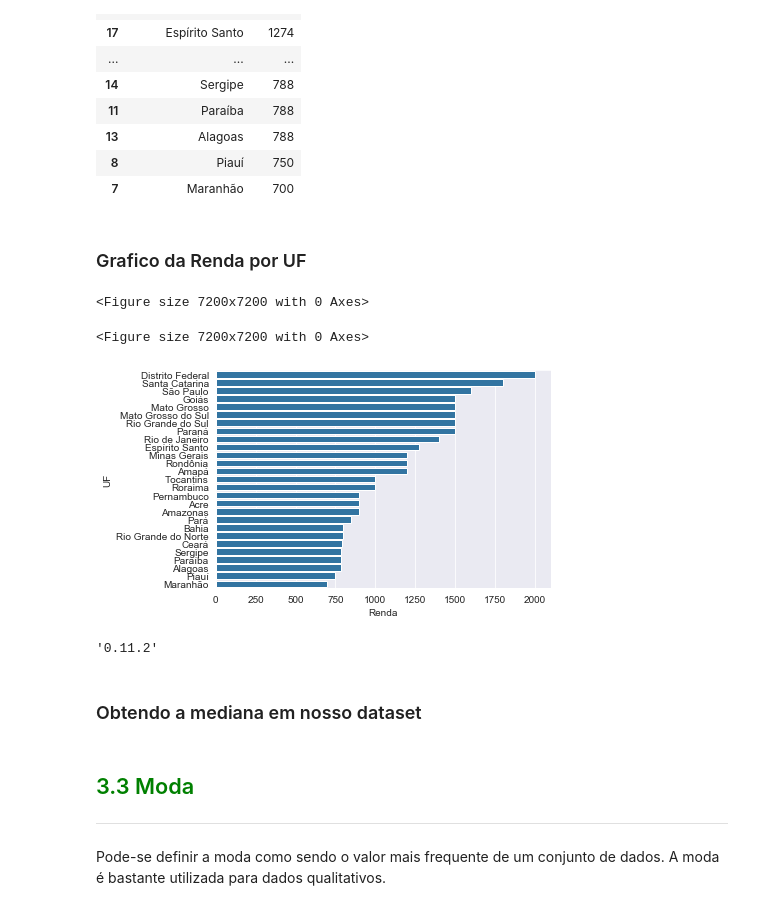
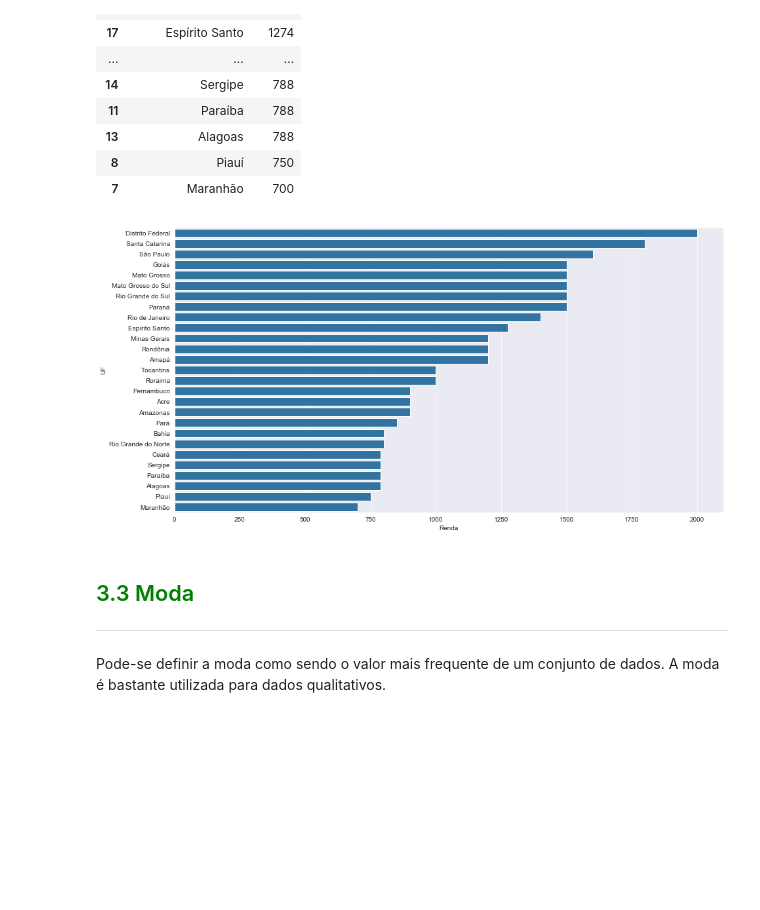
Before and after one commit to Florenncio/data_exploration_pnad2015, a Jupyter notebook: analise_pnad.ipynb, the cells around one changed output. Cells and saved outputs as stored; diff of their text form; code cells hidden in the pictures; blank space fills up the shorter version.

```diff
--- a/analise_pnad.ipynb
+++ b/analise_pnad.ipynb
@@ -120,7 +120,7 @@ https://pandas.pydata.org/
 # %%
 import pandas as pd
 # %%
-dados = pd.read_csv("dados.csv")
+dados = pd.read_csv("dados/dados.csv")
 # %%
 type(dados)
 # %% [output]
@@ -812,11 +822,3 @@ mediana_uf
 | 13 | Alagoas | 788 |
 | 8 | Piauí | 750 |
 | 7 | Maranhão | 700 |
-# %% [markdown]
-### Grafico da Renda por UF
-# %%
-import matplotlib.pyplot as plt
-plt.figure(figsize=(100,100))
-# %% [output]
-<Figure size 7200x7200 with 0 Axes>
-<Figure size 7200x7200 with 0 Axes>
@@ -825,15 +825,11 @@ blue, orange = sns.color_palette()[:2]
 # %%
 sns.set_style('darkgrid')
+blue, orange = sns.color_palette()[:2]
 sns.color_palette("ch:s=.25,rot=-.25", as_cmap=True)
 ax = sns.barplot(y=mediana_uf.UF, x=mediana_uf.Renda, color=blue)
+ax.figure.set_size_inches(15,8)
 # %% [output]
-[figure, old version]
+[figure, new version]
-# %%
-sns.__version__
-# %% [output]
-'0.11.2'
-# %% [markdown]
-### Obtendo a mediana em nosso dataset
 # %% [markdown]
 ## <font color=green>3.3 Moda</font>
 ***
```
Also changed, not shown: parts of 40 cells of this notebook, 1 other file.
